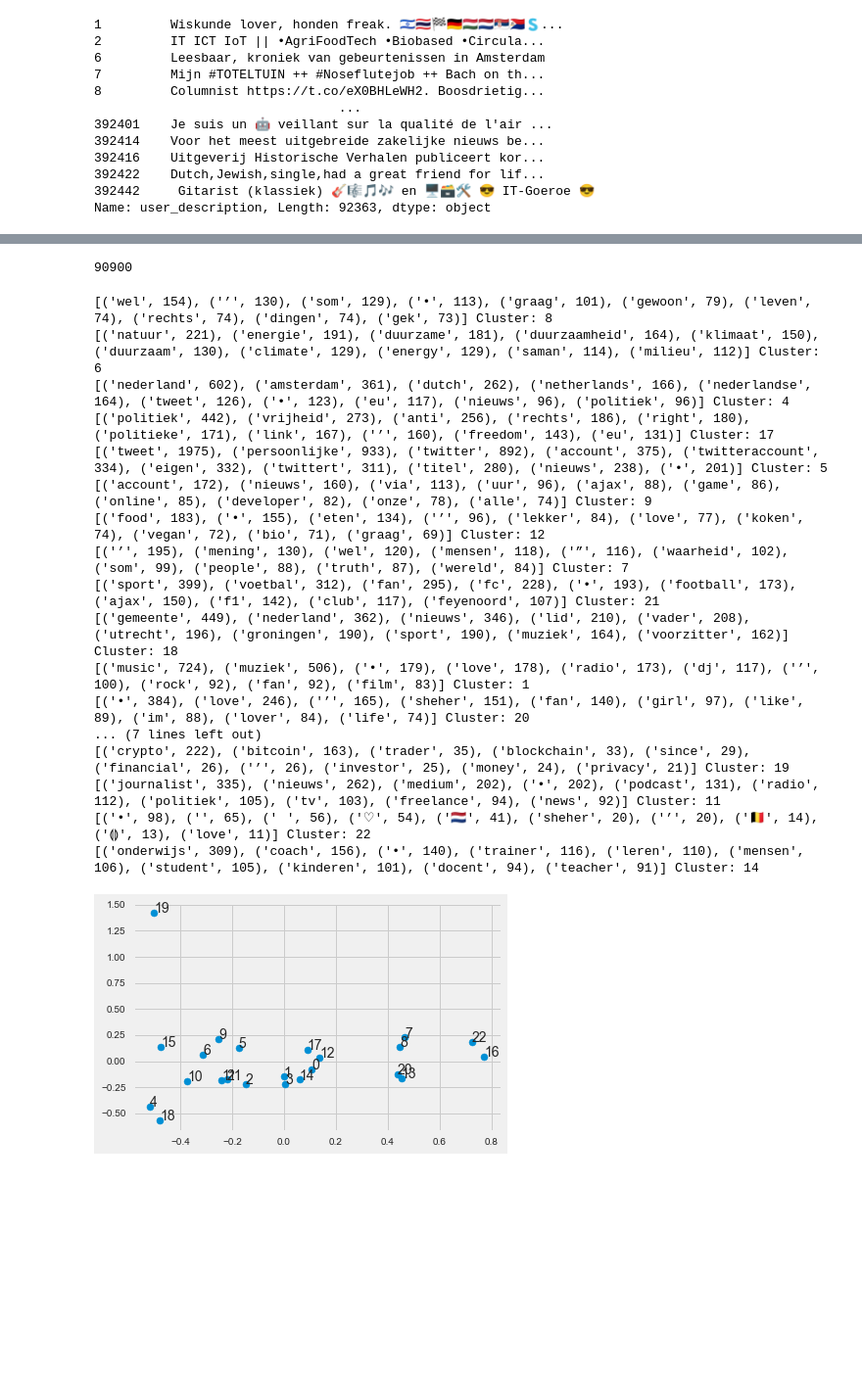
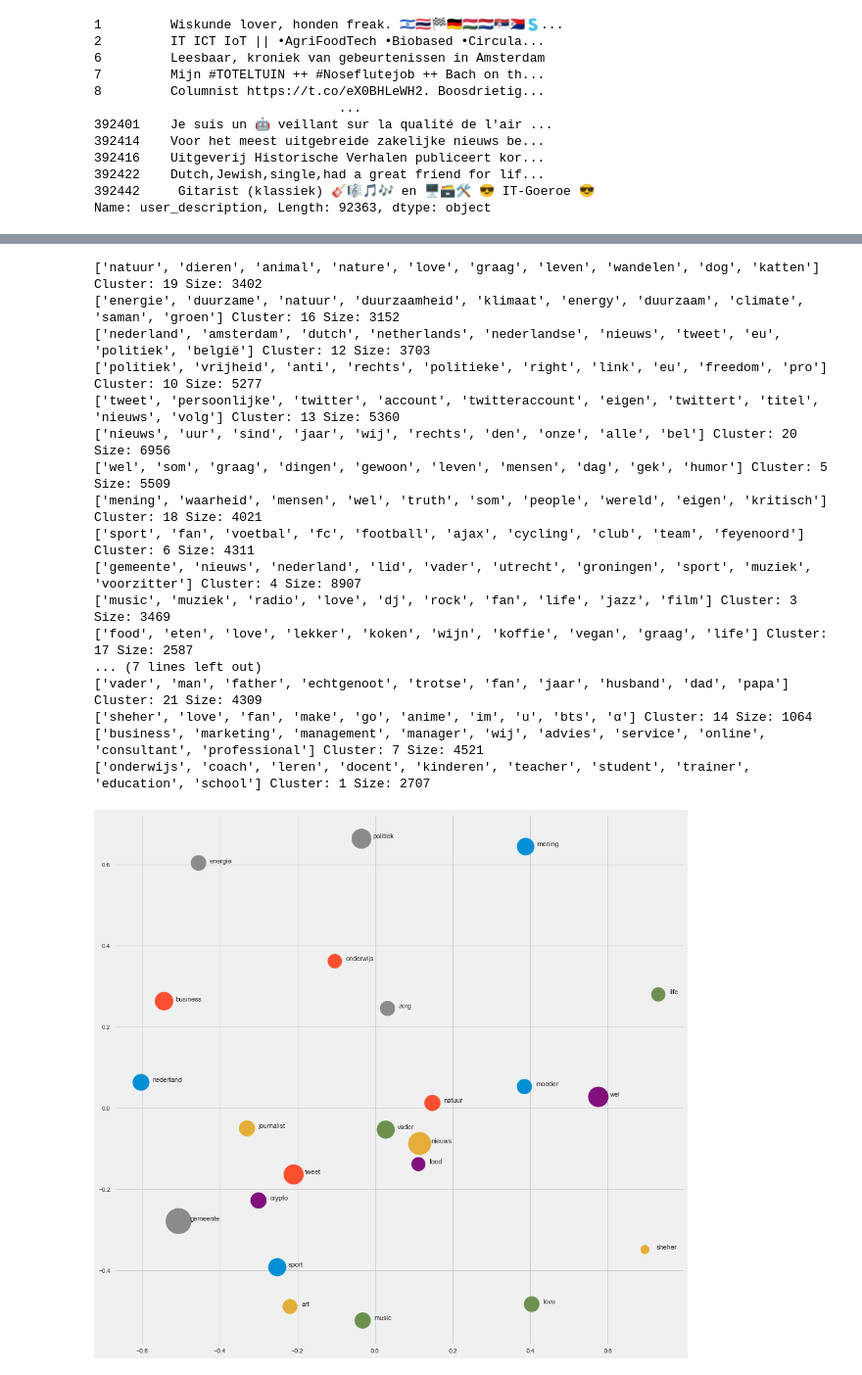
Before and after one commit to sijbrenvv/MLP, a Jupyter notebook: MLP.ipynb, the cells around one changed output, grey strips where cells are left out. Shown at 98% size. Saved outputs shown, nothing was run; the diff lists cells and outputs as text; code cells hidden in the pictures; blank space fills up the shorter version.

Commit message:
Extended graph

```diff
--- a/MLP.ipynb
+++ b/MLP.ipynb
@@ -266,56 +265,59 @@ km = km.fit(embeddings) # Compute k-means clustering
 # %%
 label = km.predict(embeddings) # Compute cluster centers and predict cluster index for each sample
 # %%
-print(len(label))
+centers = (km.cluster_centers_)
-# %% [output]
-90900
 # %%
 cluster_dict = {}
+freq_dict = {}
 for count, value in enumerate(sentences):
     if label[count] in cluster_dict:
+        freq_dict[label[count]] += 1
         cluster_dict[label[count]] += value
     else:
+        freq_dict[label[count]] = 1
         cluster_dict[label[count]] = value
 # %%
 from collections import Counter
+cluster = {}
 for i in cluster_dict:
     wordsList = str(cluster_dict[i]).split()
+    wordsList = [ x for x in wordsList if x.isalpha() ]
     counters = Counter(wordsList)
     most_occur = counters.most_common(10)
-    print(most_occur, "Cluster:",i)
+    n_words = []
+    for word in most_occur:
+        n_words.append(word[0])
+
+    print(n_words, "Cluster:", i, "Size:", freq_dict[i])
+    cluster[i] = n_words[0]
 # %% [output]
-[('wel', 154), ('’', 130), ('som', 129), ('•', 113), ('graag', 101), ('gewoon', 79), ('leven', 74), ('rechts', 74), ('dingen', 74), ('gek', 73)] Cluster: 8
-[('natuur', 221), ('energie', 191), ('duurzame', 181), ('duurzaamheid', 164), ('klimaat', 150), ('duurzaam', 130), ('climate', 129), ('energy', 129), ('saman', 114), ('milieu', 112)] Cluster: 6
-[('nederland', 602), ('amsterdam', 361), ('dutch', 262), ('netherlands', 166), ('nederlandse', 164), ('tweet', 126), ('•', 123), ('eu', 117), ('nieuws', 96), ('politiek', 96)] Cluster: 4
-[('politiek', 442), ('vrijheid', 273), ('anti', 256), ('rechts', 186), ('right', 180), ('politieke', 171), ('link', 167), ('’', 160), ('freedom', 143), ('eu', 131)] Cluster: 17
-[('tweet', 1975), ('persoonlijke', 933), ('twitter', 892), ('account', 375), ('twitteraccount', 334), ('eigen', 332), ('twittert', 311), ('titel', 280), ('nieuws', 238), ('•', 201)] Cluster: 5
-[('account', 172), ('nieuws', 160), ('via', 113), ('uur', 96), ('ajax', 88), ('game', 86), ('online', 85), ('developer', 82), ('onze', 78), ('alle', 74)] Cluster: 9
-[('food', 183), ('•', 155), ('eten', 134), ('’', 96), ('lekker', 84), ('love', 77), ('koken', 74), ('vegan', 72), ('bio', 71), ('graag', 69)] Cluster: 12
-[('’', 195), ('mening', 130), ('wel', 120), ('mensen', 118), ('”', 116), ('waarheid', 102), ('som', 99), ('people', 88), ('truth', 87), ('wereld', 84)] Cluster: 7
-[('sport', 399), ('voetbal', 312), ('fan', 295), ('fc', 228), ('•', 193), ('football', 173), ('ajax', 150), ('f1', 142), ('club', 117), ('feyenoord', 107)] Cluster: 21
-[('gemeente', 449), ('nederland', 362), ('nieuws', 346), ('lid', 210), ('vader', 208), ('utrecht', 196), ('groningen', 190), ('sport', 190), ('muziek', 164), ('voorzitter', 162)] Cluster: 18
-[('music', 724), ('muziek', 506), ('•', 179), ('love', 178), ('radio', 173), ('dj', 117), ('’', 100), ('rock', 92), ('fan', 92), ('film', 83)] Cluster: 1
-[('•', 384), ('love', 246), ('’', 165), ('sheher', 151), ('fan', 140), ('girl', 97), ('like', 89), ('im', 88), ('lover', 84), ('life', 74)] Cluster: 20
+['natuur', 'dieren', 'animal', 'nature', 'love', 'graag', 'leven', 'wandelen', 'dog', 'katten'] Cluster: 19 Size: 3402
+['energie', 'duurzame', 'natuur', 'duurzaamheid', 'klimaat', 'energy', 'duurzaam', 'climate', 'saman', 'groen'] Cluster: 16 Size: 3152
+['nederland', 'amsterdam', 'dutch', 'netherlands', 'nederlandse', 'nieuws', 'tweet', 'eu', 'politiek', 'belgië'] Cluster: 12 Size: 3703
+['politiek', 'vrijheid', 'anti', 'rechts', 'politieke', 'right', 'link', 'eu', 'freedom', 'pro'] Cluster: 10 Size: 5277
+['tweet', 'persoonlijke', 'twitter', 'account', 'twitteraccount', 'eigen', 'twittert', 'titel', 'nieuws', 'volg'] Cluster: 13 Size: 5360
+['nieuws', 'uur', 'sind', 'jaar', 'wij', 'rechts', 'den', 'onze', 'alle', 'bel'] Cluster: 20 Size: 6956
+['wel', 'som', 'graag', 'dingen', 'gewoon', 'leven', 'mensen', 'dag', 'gek', 'humor'] Cluster: 5 Size: 5509
+['mening', 'waarheid', 'mensen', 'wel', 'truth', 'som', 'people', 'wereld', 'eigen', 'kritisch'] Cluster: 18 Size: 4021
+['sport', 'fan', 'voetbal', 'fc', 'football', 'ajax', 'cycling', 'club', 'team', 'feyenoord'] Cluster: 6 Size: 4311
+['gemeente', 'nieuws', 'nederland', 'lid', 'vader', 'utrecht', 'groningen', 'sport', 'muziek', 'voorzitter'] Cluster: 4 Size: 8907
+['music', 'muziek', 'radio', 'love', 'dj', 'rock', 'fan', 'life', 'jazz', 'film'] Cluster: 3 Size: 3469
+['food', 'eten', 'love', 'lekker', 'koken', 'wijn', 'koffie', 'vegan', 'graag', 'life'] Cluster: 17 Size: 2587
 ... (7 lines left out)
-[('crypto', 222), ('bitcoin', 163), ('trader', 35), ('blockchain', 33), ('since', 29), ('financial', 26), ('’', 26), ('investor', 25), ('money', 24), ('privacy', 21)] Cluster: 19
-[('journalist', 335), ('nieuws', 262), ('medium', 202), ('•', 202), ('podcast', 131), ('radio', 112), ('politiek', 105), ('tv', 103), ('freelance', 94), ('news', 92)] Cluster: 11
-[('•', 98), ('͏', 65), ('⠀', 56), ('♡', 54), ('🇳🇱', 41), ('sheher', 20), ('’', 20), ('🇧🇪', 14), ('⟬⟭', 13), ('love', 11)] Cluster: 22
-[('onderwijs', 309), ('coach', 156), ('•', 140), ('trainer', 116), ('leren', 110), ('mensen', 106), ('student', 105), ('kinderen', 101), ('docent', 94), ('teacher', 91)] Cluster: 14
+['vader', 'man', 'father', 'echtgenoot', 'trotse', 'fan', 'jaar', 'husband', 'dad', 'papa'] Cluster: 21 Size: 4309
+['sheher', 'love', 'fan', 'make', 'go', 'anime', 'im', 'u', 'bts', 'α'] Cluster: 14 Size: 1064
+['business', 'marketing', 'management', 'manager', 'wij', 'advies', 'service', 'online', 'consultant', 'professional'] Cluster: 7 Size: 4521
+['onderwijs', 'coach', 'leren', 'docent', 'kinderen', 'teacher', 'student', 'trainer', 'education', 'school'] Cluster: 1 Size: 2707
 # %%
 from sklearn.decomposition import PCA
 pca = PCA(n_components=2)
-H = pca.fit_transform(km.cluster_centers_)
-x = []
-y = []
-for i in H:
-    x.append(i[0])
-    y.append(i[1])
+H = pca.fit_transform(centers)
+
 import matplotlib.pyplot as plt
 
-fig, ax = plt.subplots()
-ax.scatter(x, y)
-
-for i, _ in enumerate(x):
-    ax.annotate(i, (x[i], y[i]))
+fig, ax = plt.subplots(figsize=(15, 15))
+for i, value in enumerate(H):
+    ax.scatter(x = value[0], y = value[1], s = (freq_dict[i]/5))
+    ax.annotate(cluster[i], xy= (value[0], value[1]), fontsize = 11, xytext = (value[0] + 0.03, value[1]))
 # %% [output]
-[figure, old version]
+[figure, new version]
```
Also changed, not shown: parts of 4 cells of this notebook.
